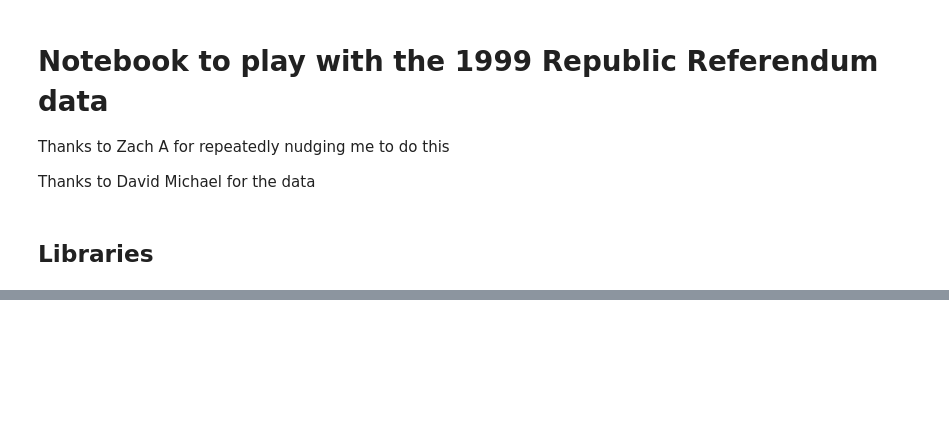
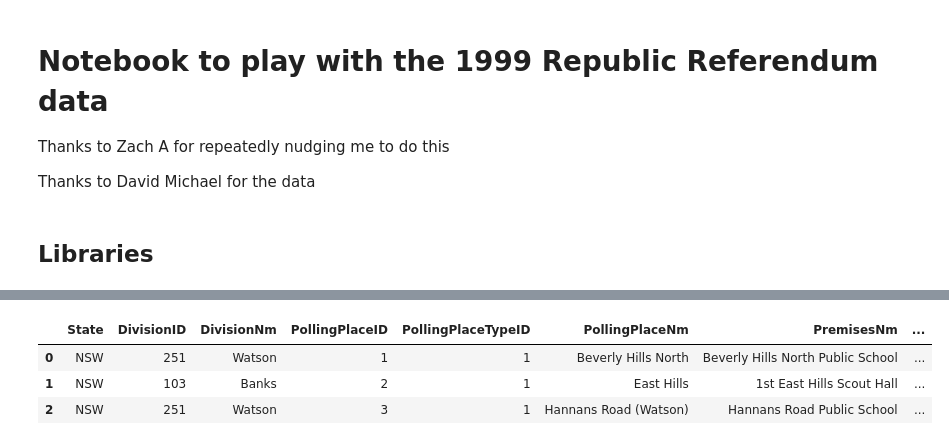
Before and after one commit to jaketclarke/australian_referenda, a Jupyter notebook: republic_referendum_analytics.ipynb, the cells around one changed output, grey strips where cells are left out. Drawn from its saved outputs; the diff is of its cells as text; code cells hidden in the pictures; blank space fills up the shorter version.

```diff
--- a/republic_referendum_analytics.ipynb
+++ b/republic_referendum_analytics.ipynb
@@ -55,0 +19,16 @@ df_republic_by_pp.to_csv(
+# %%
+## 2007 was the first year for which the AE
+
+# pull in polling places
+filepath = 'federal_election_polling_places/pp_2007_election.csv'
+
+df_pp = pd.read_csv(
+    filepath
+)
+
+df_pp.head(3)
+# %% [output]
+|  | State | DivisionID | DivisionNm | PollingPlaceID | PollingPlaceTypeID | PollingPlaceNm | PremisesNm | ... |
+| 0 | NSW | 251 | Watson | 1 | 1 | Beverly Hills North | Beverly Hills North Public School | ... |
+| 1 | NSW | 103 | Banks | 2 | 1 | East Hills | 1st East Hills Scout Hall | ... |
+| 2 | NSW | 251 | Watson | 3 | 1 | Hannans Road (Watson) | Hannans Road Public School | ... |
```
Also changed, not shown: parts of 4 cells of this notebook, 1 other file.
